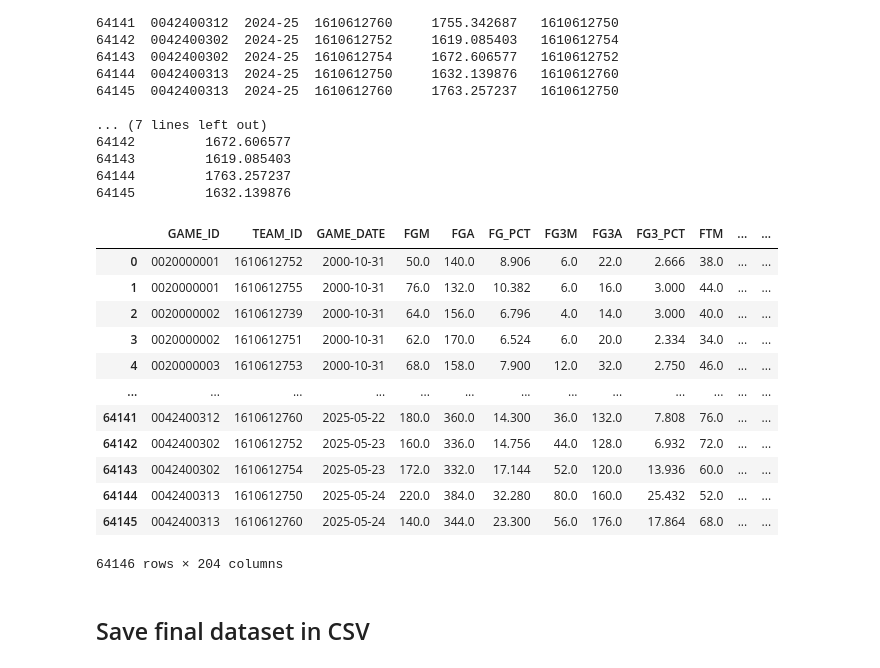
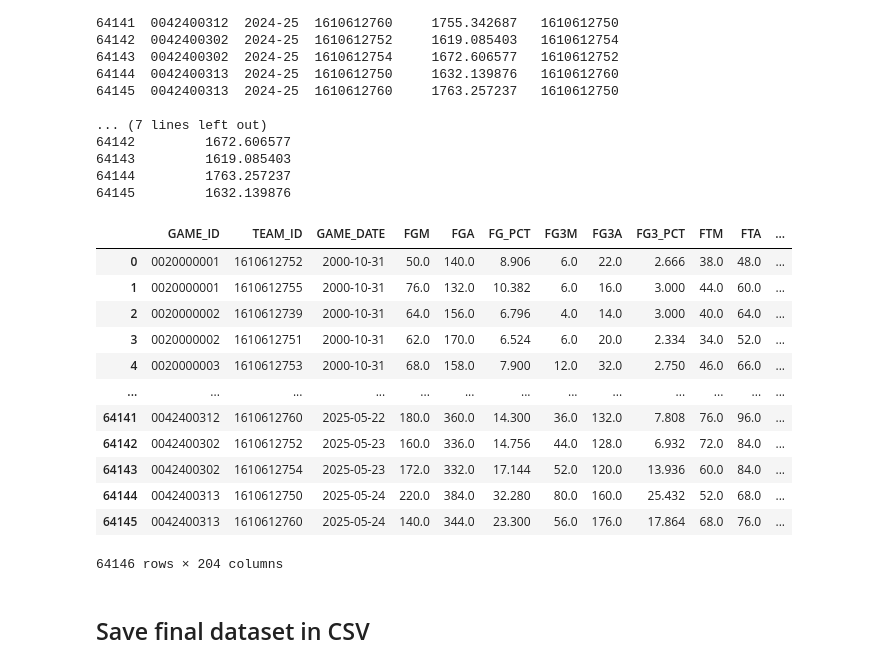
Before and after one commit to SirGenkii/NBA_Predictor, a Jupyter notebook: 04_boxscores_feature_enginering.ipynb, the cells around one changed output. Drawn from its saved outputs; the diff is of its cells as text; code cells hidden in the pictures.

```diff
--- a/04_boxscores_feature_enginering.ipynb
+++ b/04_boxscores_feature_enginering.ipynb
@@ -1010,20 +1010,22 @@ print(match_dataset[['GAME_ID', 'SEASON', 'TEAM_ID', 'ELO_PRE_SEASON', 'OPP_TEAM
 64144         1763.257237
 64145         1632.139876
 # %%
+pd.options.display.max_columns = None
+
 match_dataset
 # %% [output]
-|  | GAME_ID | TEAM_ID | GAME_DATE | FGM | FGA | FG_PCT | FG3M | FG3A | FG3_PCT | FTM | ... | ... |
-| 0 | 0020000001 | 1610612752 | 2000-10-31 | 50.0 | 140.0 | 8.906 | 6.0 | 22.0 | 2.666 | 38.0 | ... | ... |
-| 1 | 0020000001 | 1610612755 | 2000-10-31 | 76.0 | 132.0 | 10.382 | 6.0 | 16.0 | 3.000 | 44.0 | ... | ... |
-| 2 | 0020000002 | 1610612739 | 2000-10-31 | 64.0 | 156.0 | 6.796 | 4.0 | 14.0 | 3.000 | 40.0 | ... | ... |
-| 3 | 0020000002 | 1610612751 | 2000-10-31 | 62.0 | 170.0 | 6.524 | 6.0 | 20.0 | 2.334 | 34.0 | ... | ... |
-| 4 | 0020000003 | 1610612753 | 2000-10-31 | 68.0 | 158.0 | 7.900 | 12.0 | 32.0 | 2.750 | 46.0 | ... | ... |
+|  | GAME_ID | TEAM_ID | GAME_DATE | FGM | FGA | FG_PCT | FG3M | FG3A | FG3_PCT | FTM | FTA | ... |
+| 0 | 0020000001 | 1610612752 | 2000-10-31 | 50.0 | 140.0 | 8.906 | 6.0 | 22.0 | 2.666 | 38.0 | 48.0 | ... |
+| 1 | 0020000001 | 1610612755 | 2000-10-31 | 76.0 | 132.0 | 10.382 | 6.0 | 16.0 | 3.000 | 44.0 | 60.0 | ... |
+| 2 | 0020000002 | 1610612739 | 2000-10-31 | 64.0 | 156.0 | 6.796 | 4.0 | 14.0 | 3.000 | 40.0 | 64.0 | ... |
+| 3 | 0020000002 | 1610612751 | 2000-10-31 | 62.0 | 170.0 | 6.524 | 6.0 | 20.0 | 2.334 | 34.0 | 52.0 | ... |
+| 4 | 0020000003 | 1610612753 | 2000-10-31 | 68.0 | 158.0 | 7.900 | 12.0 | 32.0 | 2.750 | 46.0 | 66.0 | ... |
 | ... | ... | ... | ... | ... | ... | ... | ... | ... | ... | ... | ... | ... |
-| 64141 | 0042400312 | 1610612760 | 2025-05-22 | 180.0 | 360.0 | 14.300 | 36.0 | 132.0 | 7.808 | 76.0 | ... | ... |
-| 64142 | 0042400302 | 1610612752 | 2025-05-23 | 160.0 | 336.0 | 14.756 | 44.0 | 128.0 | 6.932 | 72.0 | ... | ... |
-| 64143 | 0042400302 | 1610612754 | 2025-05-23 | 172.0 | 332.0 | 17.144 | 52.0 | 120.0 | 13.936 | 60.0 | ... | ... |
-| 64144 | 0042400313 | 1610612750 | 2025-05-24 | 220.0 | 384.0 | 32.280 | 80.0 | 160.0 | 25.432 | 52.0 | ... | ... |
-| 64145 | 0042400313 | 1610612760 | 2025-05-24 | 140.0 | 344.0 | 23.300 | 56.0 | 176.0 | 17.864 | 68.0 | ... | ... |
+| 64141 | 0042400312 | 1610612760 | 2025-05-22 | 180.0 | 360.0 | 14.300 | 36.0 | 132.0 | 7.808 | 76.0 | 96.0 | ... |
+| 64142 | 0042400302 | 1610612752 | 2025-05-23 | 160.0 | 336.0 | 14.756 | 44.0 | 128.0 | 6.932 | 72.0 | 84.0 | ... |
+| 64143 | 0042400302 | 1610612754 | 2025-05-23 | 172.0 | 332.0 | 17.144 | 52.0 | 120.0 | 13.936 | 60.0 | 84.0 | ... |
+| 64144 | 0042400313 | 1610612750 | 2025-05-24 | 220.0 | 384.0 | 32.280 | 80.0 | 160.0 | 25.432 | 52.0 | 68.0 | ... |
+| 64145 | 0042400313 | 1610612760 | 2025-05-24 | 140.0 | 344.0 | 23.300 | 56.0 | 176.0 | 17.864 | 68.0 | 76.0 | ... |
 64146 rows × 204 columns
 # %% [markdown]
 ## Save final dataset in CSV
```
Also changed, not shown: parts of 2 cells of this notebook, 3 other files.
